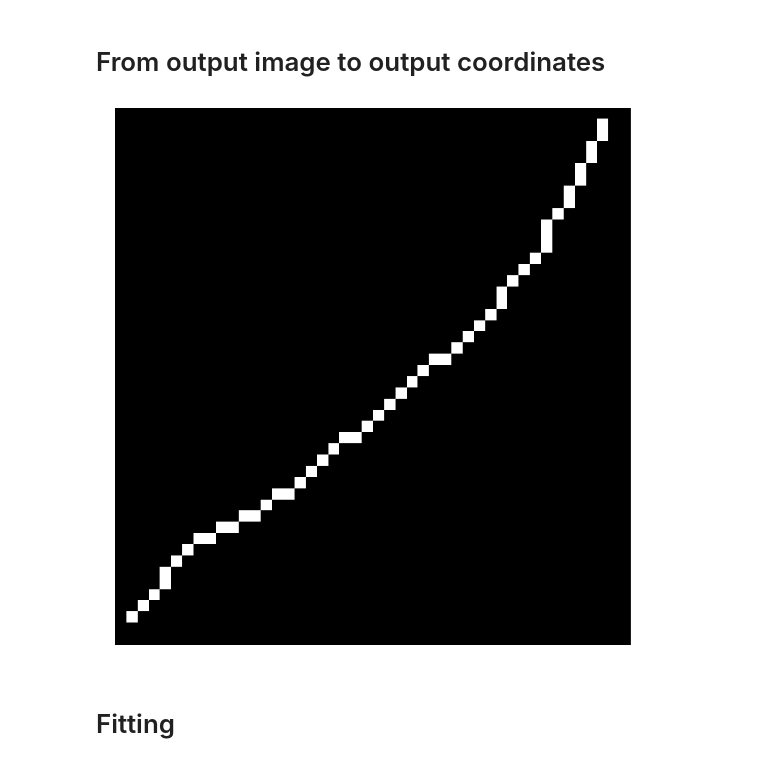
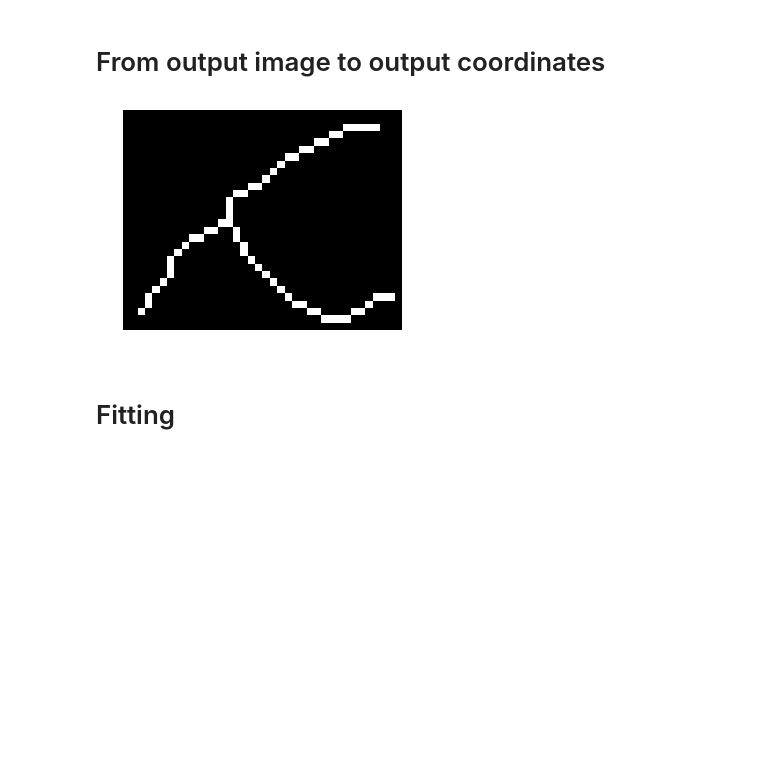
Before and after one commit to Rodrigo163/Personal-Projects, a Jupyter notebook: Image Segmentation/Presentable.ipynb, the cells around one changed output. Cells and saved outputs as stored; diff of their text form; code cells hidden in the pictures; blank space fills up the shorter version.

```diff
--- a/Image Segmentation/Presentable.ipynb
+++ b/Image Segmentation/Presentable.ipynb
@@ -26,13 +28,17 @@ im = color.rgb2gray(im)
 multi = iio.imread('multifil.PNG')
 multi = color.rgb2gray(multi)
 def im_show(image, nrows=1, ncols=1, cmap='gray'):
-    fig, ax = plt.subplots(nrows=nrows, ncols=ncols, figsize=(14, 14))
+    fig, ax = plt.subplots(nrows=nrows, ncols=ncols, figsize=(8, 8))
     ax.imshow(image, cmap='gray')
     ax.axis('off')
     return fig, ax
 
 dx5 = iio.imread('Dx5-2 20nM 100%labelled wBSA_Thu Apr 11 2019_15.54.14.tif')
 dx5 = color.rgb2gray(dx5)
+
+test1 = iio.imread('Dx5PEG 20nM 100%labelled_Fri May 10 2019_15.54.31.tif')
+test1 = color.rgb2gray(test1)
 #im_show(im)
 #im_show(multi)
 #im_show(dx5)
+#im_show(test1)
@@ -71,0 +94,23 @@ multi_final = pre_processing_dark(multi)
+# %%
+def pre_processing_general(multi):
+    multi = normalize(multi, norm='l1')
+    multi = np.where(multi < np.percentile(multi, 95),0 , multi)
+    multi = ndi.binary_dilation(multi, iterations=2)
+    multi = ndi.binary_erosion(multi, iterations=1)
+    multi = ndi.binary_opening(multi, iterations=1)
+    #multi = ndi.binary_closing(multi, iterations=2)
+    #multi = filters.median(multi, disk(5))
+
+
+    return multi
+
+multi_final = pre_processing_general(multi)
+dx5_final = pre_processing_general(dx5)
+test1_final = pre_processing_general(test1)
+
+
+im_show(multi_final)
+im_show(dx5_final)
+im_show(test1_final)
+
+multi_final = dx5_final
@@ -85,6 +140,6 @@ plt.show()
 # %% [markdown]
 # Getting rid of small parts
 # %%
-objects = [np.array(multi_final[boxes[i]]) for i in range(0,nobjects-1) if (np.array(multi_final[boxes[i]]).shape[0]*np.array(multi_final[boxes[i]]).shape[1] > 600)]
-#for i in objects:
-    #im_show(i)
+objects = [np.array(multi_final[boxes[i]]) for i in range(0,nobjects-1) if (np.array(multi_final[boxes[i]]).shape[0]*np.array(multi_final[boxes[i]]).shape[1] > 1000)]
+for i in objects:
+    im_show(i)
@@ -129,3 +198,5 @@ def backbone(objects):
     binary_backbones = [np.where(ob ==True, 1, 0) for ob in backbones]
     return binary_backbones
 backbones = backbone(singles)
+for i in backbones:
+    im_show(i)
@@ -133,17 +218,17 @@ backbones = backbone(singles)
 # From output image to output coordinates
 # %%
 #the idea is to get first an arrays like [(x1,y1), (x2, y2), ...]
-track = 0
+track = 7
 locations = np.where(backbones[track]==True)
 im_show(backbones[track])
-coords = [[locations[0][i], float(locations[1][i])] for i in range(0, len(locations[0]))]
+coords = [[locations[0][i], locations[1][i]] for i in range(0, len(locations[0]))]
 #this actually outputs something like (yi, xi) and with y from bigger to smaller
 # ordering the output
 ordered = sorted(coords, key=lambda k: [k[1], k[0]])
 ordered = [np.flip(x) for x in ordered]
 coords = ordered
 # %% [output]
-[figure, old version]
+[figure, new version]
 # %% [markdown]
 # Fitting
 # %% [markdown]
```
Also changed, not shown: parts of 16 cells of this notebook, 5 other files.
